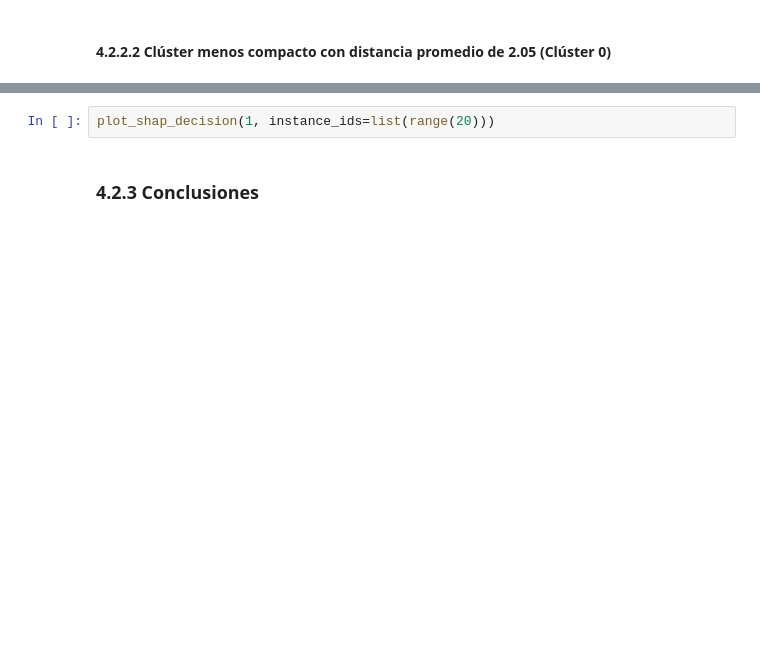
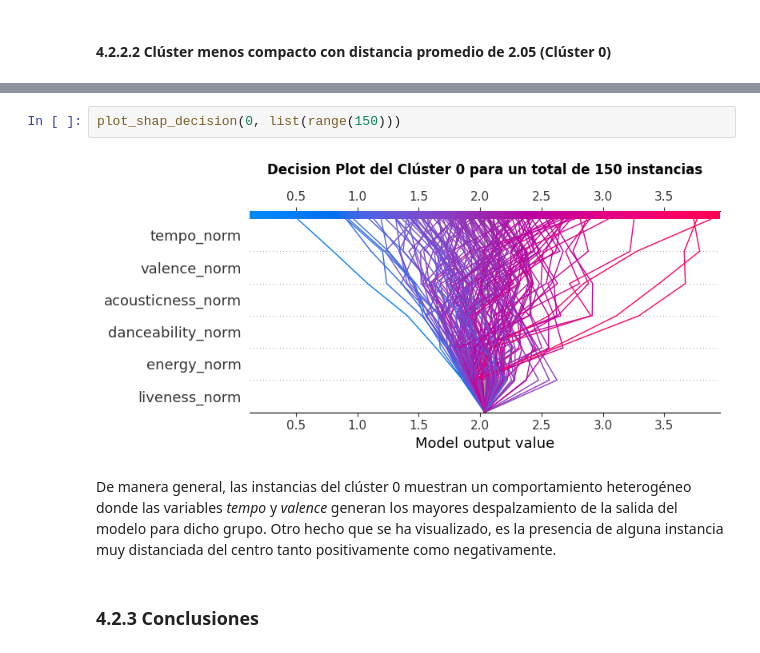
Before and after one commit to marcfpereirauoc/TFG, a Jupyter notebook: 03_explicabilidad_incertidumbre.ipynb, the cells around one changed output, grey strips where cells are left out. Cells and saved outputs as stored; diff of their text form; blank space fills up the shorter version.

```diff
--- a/03_explicabilidad_incertidumbre.ipynb
+++ b/03_explicabilidad_incertidumbre.ipynb
@@ -653,4 +666,8 @@ plot_instance_waterfall_values(1, 155)
 # %%
-plot_shap_decision(1, instance_ids=list(range(20)))
+plot_shap_decision(0, list(range(150)))
+# %% [output]
+[figure, added]
+# %% [markdown]
+De manera general, las instancias del clúster 0 muestran un comportamiento heterogéneo donde las variables *tempo* y *valence* generan los mayores despalzamiento de la salida del modelo para dicho grupo. Otro hecho que se ha visualizado, es la presencia de alguna instancia muy distanciada del centro tanto positivamente como negativamente.
 # %% [markdown]
 ### 4.2.3 Conclusiones
```
Also changed, not shown: parts of 9 cells of this notebook.
